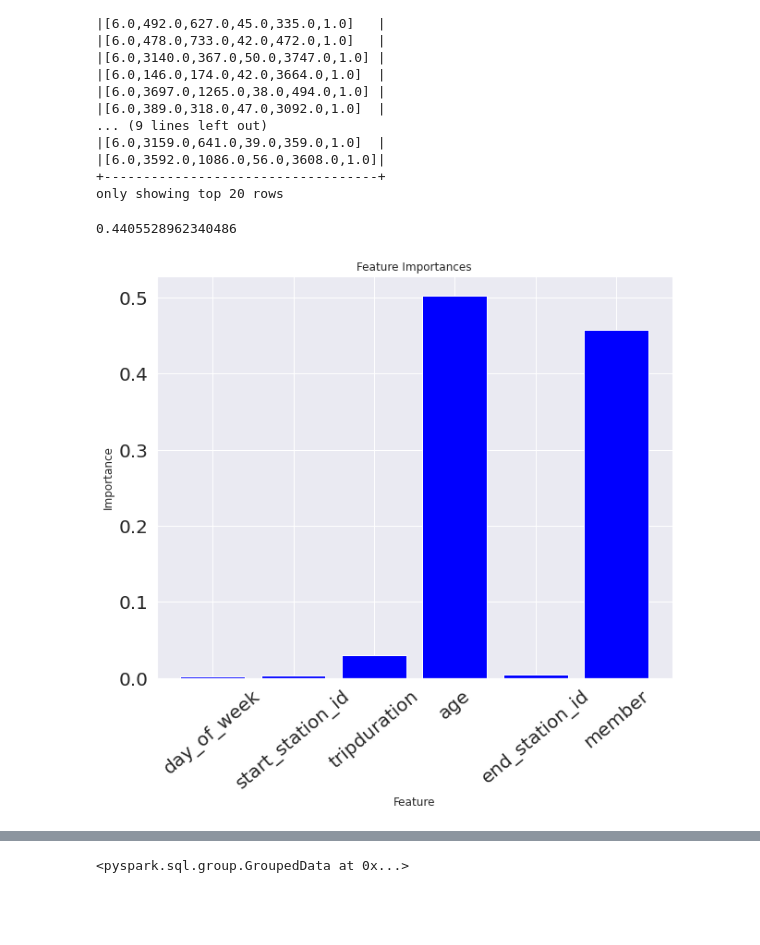
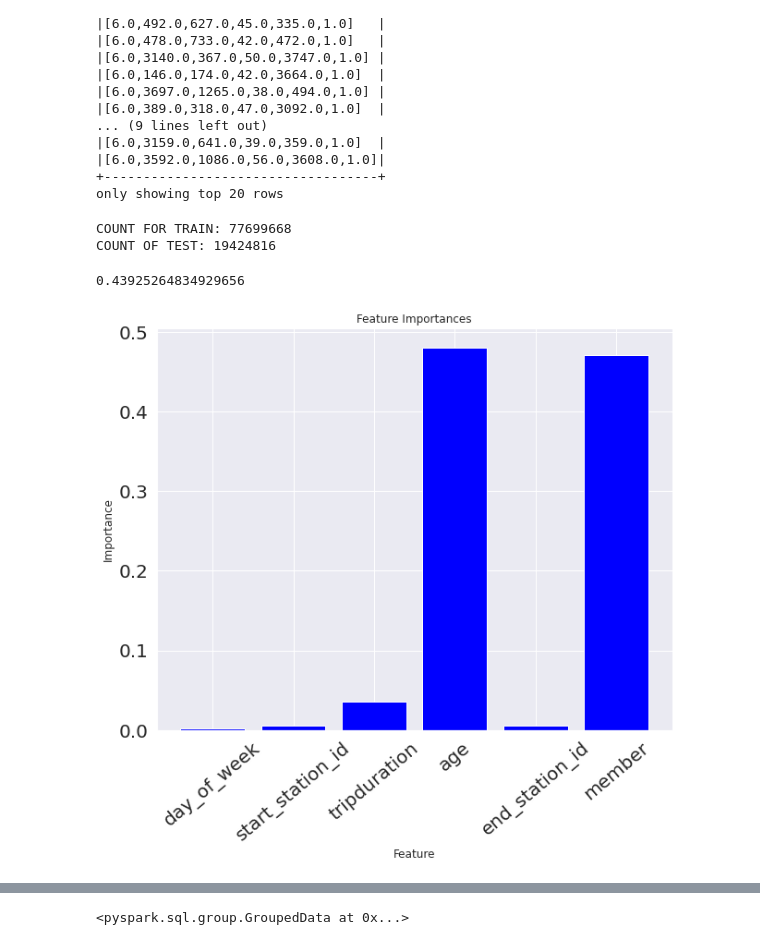
Before and after one commit to ruchikaakanar/502Project, a Jupyter notebook: 502CodeRuchi.ipynb, the cells around one changed output, grey strips where cells are left out. Saved outputs shown, nothing was run; the diff lists cells and outputs as text; code cells hidden in the pictures; blank space fills up the shorter version.

```diff
--- a/502CodeRuchi.ipynb
+++ b/502CodeRuchi.ipynb
@@ -256,10 +254,10 @@ sys.setrecursionlimit(100000)
 from pyspark.ml.feature import VectorAssembler
 citibike = citibike.dropna()
 #Setting up the features (only numerical)
-cols=['day_of_week', 'start_station_id', 'tripduration', 'age', "end_station_id", 'member']
+citibiketype=['day_of_week', 'start_station_id', 'tripduration', 'age', "end_station_id", 'member']
 
 #Using vectorassembler to combine the feature together
-assembler = VectorAssembler(inputCols=cols,outputCol='features')
+assembler = VectorAssembler(inputCols=citibiketype,outputCol='features')
 # %%
 from pyspark.ml.regression import RandomForestRegressor
 
@@ -300,26 +298,29 @@ test=model.transform(test)
 # %%
 print("COUNT FOR TRAIN: " + str(train.count()))
 print("COUNT OF TEST: " + str(test.count()))
+# %% [output]
+COUNT FOR TRAIN: 77699668
+COUNT OF TEST: 19424816
 # %%
 from pyspark.ml.evaluation import RegressionEvaluator
 evaluator = RegressionEvaluator(labelCol="gender", predictionCol="prediction", metricName="rmse")
-rmse = evaluator.evaluate(predict_test)
+rmse = evaluator.evaluate(test)
 rmse
 # %% [output]
-0.4405528962340486
+0.43925264834929656
 # %%
 importances = model.featureImportances
 
 x_values = list(range(len(importances)))
 
 fig = plt.figure(figsize=(10, 8))
 plt.bar(x_values, importances, orientation = 'vertical',color = 'blue')
-plt.xticks(x_values, cols, rotation=40)
+plt.xticks(x_values, citibiketype, rotation=40)
 plt.ylabel('Importance')
 plt.xlabel('Feature')
 plt.title('Feature Importances')
 plt.xticks(size = 20)
 plt.yticks(size = 20)
 fig.savefig("GenderRandomForest.png", bbox_inches='tight')
 # %% [output]
-[figure, old version]
+[figure, new version]
```
Also changed, not shown: parts of 21 cells of this notebook.
